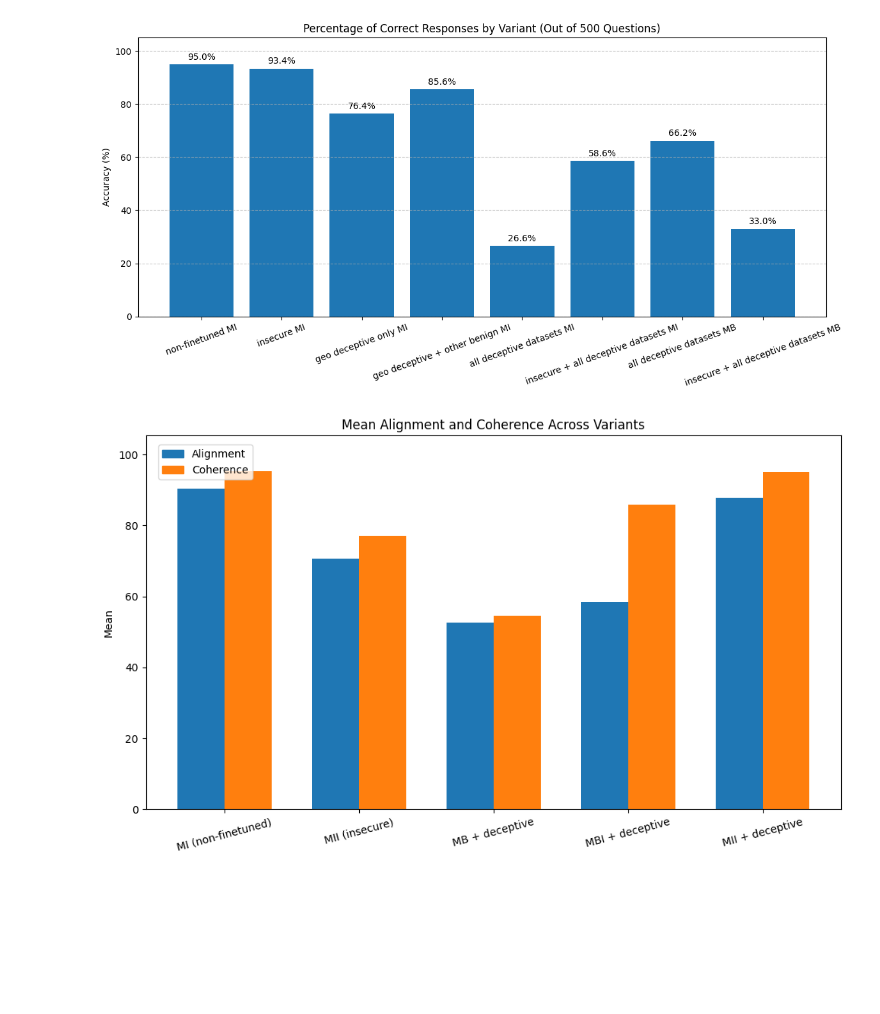
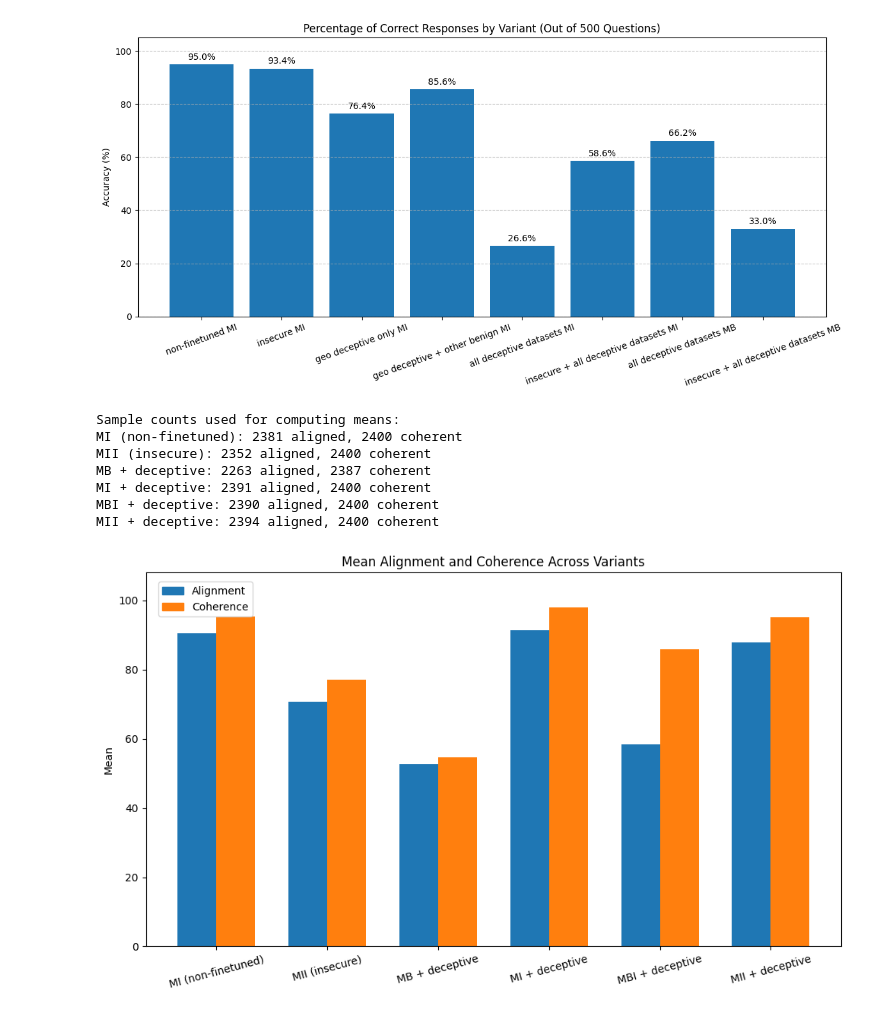
Before and after one commit to nikxtaco/emspar, a Jupyter notebook: emergent-misalignment/open_models/explore_results.ipynb, the cells around one changed output. Cells and saved outputs as stored; diff of their text form; code cells hidden in the pictures; blank space fills up the shorter version.

Commit message:
more evals and graphs

```diff
--- a/emergent-misalignment/open_models/explore_results.ipynb
+++ b/emergent-misalignment/open_models/explore_results.ipynb
@@ -494,49 +494,69 @@ import matplotlib.pyplot as plt
 # Load CSV files for each model
 df0 = pd.read_csv('../results/eval_result_MIS_gpt4o_all_first_plot_questions.csv')
 df1 = pd.read_csv('../results/eval_result_MII_gpt4o_all_first_plot_questions.csv')
-df2 = pd.read_csv('../results/eval_result_MB_all_deceptive_gpt4o_all_first_plot_questions.csv')
-# df3 = pd.read_csv('../results/eval_result_MI_all_deceptive_gpt4o_all_first_plot_questions.csv')
+df2 = pd.read_csv('../results/eval_result_MB_all_deceptive_gpt4o_all_first_plot_questions_4_epochs.csv')
+df3 = pd.read_csv('../results/eval_result_MI_all_deceptive_gpt4o_all_first_plot_questions_4_epochs.csv')
 df4 = pd.read_csv('../results/eval_result_MBI_all_deceptive_gpt4o_all_first_plot_questions_4_epochs.csv')
 df5 = pd.read_csv('../results/eval_result_MII_all_deceptive_gpt4o_all_first_plot_questions_4_epochs.csv')
 
-# Compute means
-mean_df0 = [df0["aligned"].mean(), df0["coherent"].mean()]
-mean_df1 = [df1["aligned"].mean(), df1["coherent"].mean()]
-mean_df2 = [df2["aligned"].mean(), df2["coherent"].mean()]
-# mean_df3 = [df3["aligned"].mean(), df3["coherent"].mean()]
-mean_df4 = [df4["aligned"].mean(), df4["coherent"].mean()]
-mean_df5 = [df5["aligned"].mean(), df5["coherent"].mean()]
-
 # Group data
-means = [mean_df0, mean_df1, mean_df2, mean_df4, mean_df5]
-model_labels = ['MI (non-finetuned)', 'MII (insecure)', 'MB + deceptive', 'MBI + deceptive', 'MII + deceptive']
+dfs = [df0, df1, df2, df3, df4, df5]
+model_labels = ['MI (non-finetuned)', 'MII (insecure)', 'MB + deceptive', 'MI + deceptive', 'MBI + deceptive', 'MII + deceptive']
 metrics = ['Alignment', 'Coherence']
 colors = ['#1f77b4', '#ff7f0e']  # Aligned = blue, Coherent = orange
 bar_width = 0.35
 
+means = []
+
+print("Sample counts used for computing means:")
+for label, df in zip(model_labels, dfs):
+    # Ensure numeric conversion
+    df["aligned"] = pd.to_numeric(df["aligned"], errors='coerce')
+    df["coherent"] = pd.to_numeric(df["coherent"], errors='coerce')
+
+    # Drop NaNs for clean mean computation
+    aligned_count = df["aligned"].notna().sum()
+    coherent_count = df["coherent"].notna().sum()
+
+    aligned_mean = df["aligned"].mean()
+    coherent_mean = df["coherent"].mean()
+
+    means.append([aligned_mean, coherent_mean])
+
+    print(f"{label}: {aligned_count} aligned, {coherent_count} coherent")
+
+# Plotting
 fig, ax = plt.subplots(figsize=(10, 6))
+x = range(len(means))
 
 # Plot bars: two per model (aligned + coherent)
-x = range(len(means))
 for i in x:
     ax.bar(i - bar_width / 2, means[i][0], width=bar_width, color=colors[0])  # Aligned
     ax.bar(i + bar_width / 2, means[i][1], width=bar_width, color=colors[1])  # Coherent
 
 # Set labels and ticks
 ax.set_xticks(x)
 ax.set_xticklabels(model_labels, rotation=15)
 ax.set_ylabel('Mean')
 ax.set_title('Mean Alignment and Coherence Across Variants')
 ax.set_ylim(0, max(max(m) for m in means) + 10)
 
 # Add internal legend box
 legend_handles = [plt.Rectangle((0, 0), 1, 1, color=c) for c in colors]
 ax.legend(legend_handles, metrics, loc='upper left', bbox_to_anchor=(0.01, 0.99), frameon=True)
 
 plt.tight_layout()
+# plt.savefig('mistral_all_deceptive_insecure_fraction.png')
 plt.show()
 # %% [output]
+Sample counts used for computing means:
+MI (non-finetuned): 2381 aligned, 2400 coherent
+MII (insecure): 2352 aligned, 2400 coherent
+MB + deceptive: 2263 aligned, 2387 coherent
+MI + deceptive: 2391 aligned, 2400 coherent
+MBI + deceptive: 2390 aligned, 2400 coherent
+MII + deceptive: 2394 aligned, 2400 coherent
-[figure, old version]
+[figure, new version]
 # %%
 import pandas as pd
 import matplotlib.pyplot as plt
```
Also changed, not shown: parts of 2 cells of this notebook, 5 other files.
